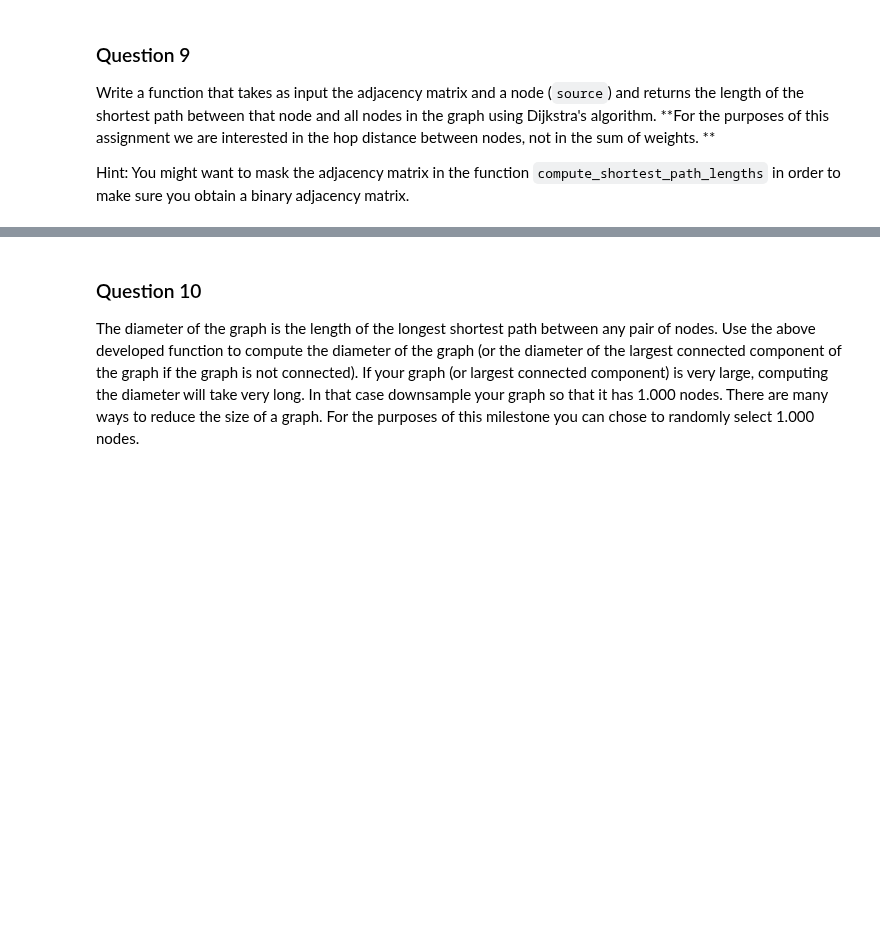
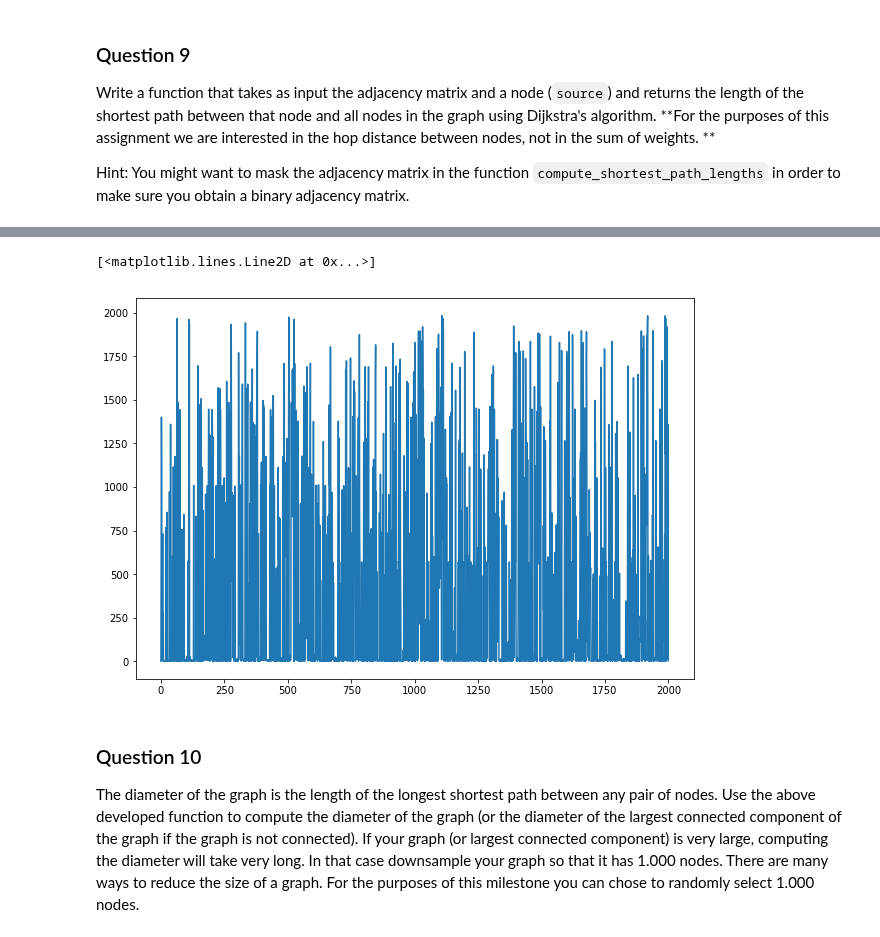
Before and after one commit to TTimTT/NTDS_Project, a Jupyter notebook: milestones_1/Tim_network_properties.ipynb, the cells around one changed output, grey strips where cells are left out. Cells and saved outputs as stored; diff of their text form; code cells hidden in the pictures; blank space fills up the shorter version.

```diff
--- a/milestones_1/Tim_network_properties.ipynb
+++ b/milestones_1/Tim_network_properties.ipynb
@@ -372,3 +449,8 @@ def compute_shortest_path_lengths(adjacency, source):
+# %%
+plt.plot(B)
+# %% [output]
+[<matplotlib.lines.Line2D at 0x...>]
+[figure, added]
 # %% [markdown]
 ### Question 10
 
```
Also changed, not shown: parts of 23 cells of this notebook.
